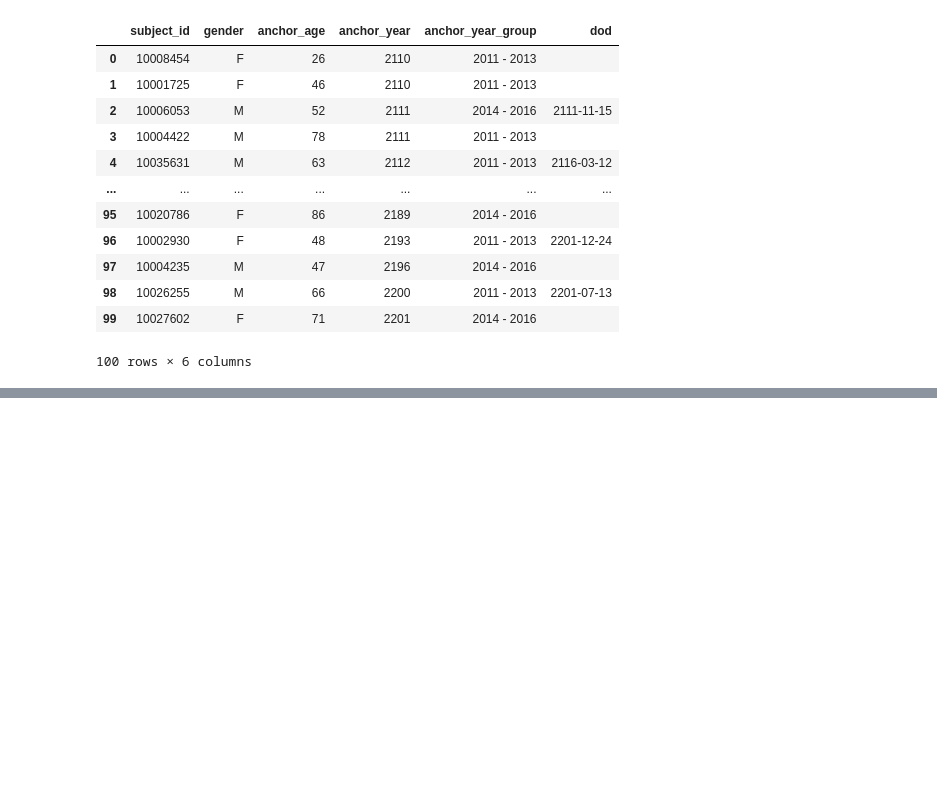
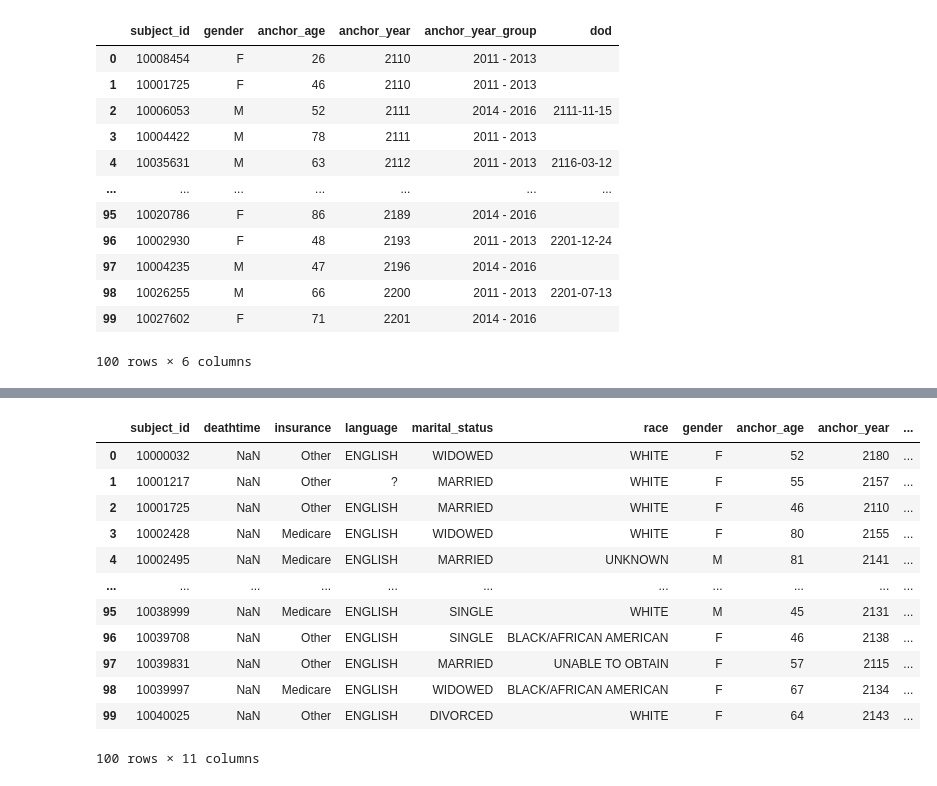
Before and after one commit to kkkarnav/MIMIC, a Jupyter notebook: 1_data_creation.ipynb, the cells around one changed output, grey strips where cells are left out. Drawn from its saved outputs; the diff is of its cells as text; code cells hidden in the pictures; blank space fills up the shorter version.

```diff
--- a/1_data_creation.ipynb
+++ b/1_data_creation.ipynb
@@ -156,0 +194,18 @@ patients
+# %%
+subject_df = df.drop_duplicates(subset=["subject_id"])[["subject_id", "deathtime", "insurance", "language", "marital_status", "race"]]
+patient_df = pd.merge(subject_df, patients_df, on='subject_id', how='inner')
+patient_df
+# %% [output]
+|  | subject_id | deathtime | insurance | language | marital_status | race | gender | anchor_age | anchor_year | ... |
+| 0 | 10000032 | NaN | Other | ENGLISH | WIDOWED | WHITE | F | 52 | 2180 | ... |
+| 1 | 10001217 | NaN | Other | ? | MARRIED | WHITE | F | 55 | 2157 | ... |
+| 2 | 10001725 | NaN | Other | ENGLISH | MARRIED | WHITE | F | 46 | 2110 | ... |
+| 3 | 10002428 | NaN | Medicare | ENGLISH | WIDOWED | WHITE | F | 80 | 2155 | ... |
+| 4 | 10002495 | NaN | Medicare | ENGLISH | MARRIED | UNKNOWN | M | 81 | 2141 | ... |
+| ... | ... | ... | ... | ... | ... | ... | ... | ... | ... | ... |
+| 95 | 10038999 | NaN | Medicare | ENGLISH | SINGLE | WHITE | M | 45 | 2131 | ... |
+| 96 | 10039708 | NaN | Other | ENGLISH | SINGLE | BLACK/AFRICAN AMERICAN | F | 46 | 2138 | ... |
+| 97 | 10039831 | NaN | Other | ENGLISH | MARRIED | UNABLE TO OBTAIN | F | 57 | 2115 | ... |
+| 98 | 10039997 | NaN | Medicare | ENGLISH | WIDOWED | BLACK/AFRICAN AMERICAN | F | 67 | 2134 | ... |
+| 99 | 10040025 | NaN | Other | ENGLISH | DIVORCED | WHITE | F | 64 | 2143 | ... |
+100 rows × 11 columns
```
Also changed, not shown: parts of 16 cells of this notebook.
